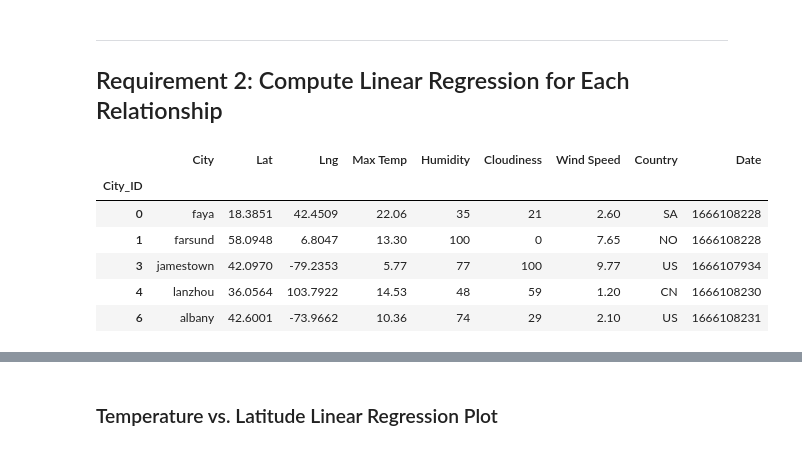
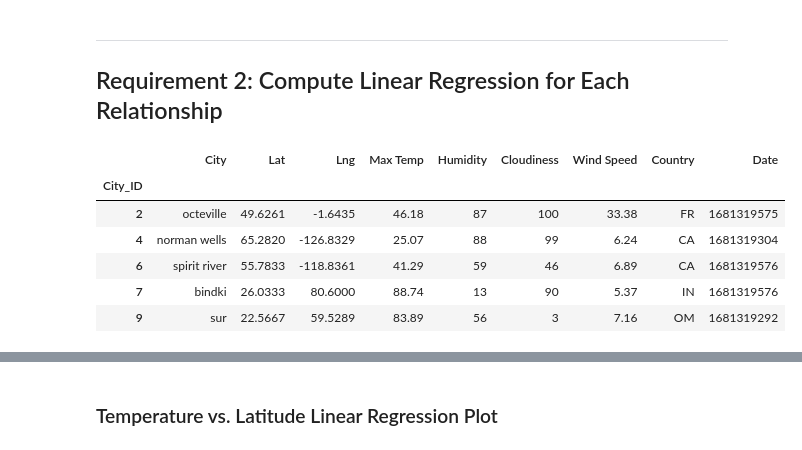
Before and after one commit to alejfxguti/python-api-challenge, a Jupyter notebook: WeatherPy.ipynb, the cells around one changed output, grey strips where cells are left out. Cells and saved outputs as stored; diff of their text form; code cells hidden in the pictures.

```diff
--- a/WeatherPy.ipynb
+++ b/WeatherPy.ipynb
@@ -259,16 +320,16 @@ plt.show()
 # %%
 # Create a DataFrame with the Northern Hemisphere data (Latitude >= 0)
-# YOUR CODE HERE
+northern_hemi_df = city_data_df[city_data_df['Lat'] >= 0]
 
 # Display sample data
 northern_hemi_df.head()
 # %% [output]
 |  | City | Lat | Lng | Max Temp | Humidity | Cloudiness | Wind Speed | Country | Date |
 | City_ID |  |  |  |  |  |  |  |  |  |
-| 0 | faya | 18.3851 | 42.4509 | 22.06 | 35 | 21 | 2.60 | SA | 1666108228 |
-| 1 | farsund | 58.0948 | 6.8047 | 13.30 | 100 | 0 | 7.65 | NO | 1666108228 |
-| 3 | jamestown | 42.0970 | -79.2353 | 5.77 | 77 | 100 | 9.77 | US | 1666107934 |
-| 4 | lanzhou | 36.0564 | 103.7922 | 14.53 | 48 | 59 | 1.20 | CN | 1666108230 |
-| 6 | albany | 42.6001 | -73.9662 | 10.36 | 74 | 29 | 2.10 | US | 1666108231 |
+| 2 | octeville | 49.6261 | -1.6435 | 46.18 | 87 | 100 | 33.38 | FR | 1681319575 |
+| 4 | norman wells | 65.2820 | -126.8329 | 25.07 | 88 | 99 | 6.24 | CA | 1681319304 |
+| 6 | spirit river | 55.7833 | -118.8361 | 41.29 | 59 | 46 | 6.89 | CA | 1681319576 |
+| 7 | bindki | 26.0333 | 80.6000 | 88.74 | 13 | 90 | 5.37 | IN | 1681319576 |
+| 9 | sur | 22.5667 | 59.5289 | 83.89 | 56 | 3 | 7.16 | OM | 1681319292 |
 # %%
 # Create a DataFrame with the Southern Hemisphere data (Latitude < 0)
```
Also changed, not shown: parts of 42 cells of this notebook, 8 other files.
